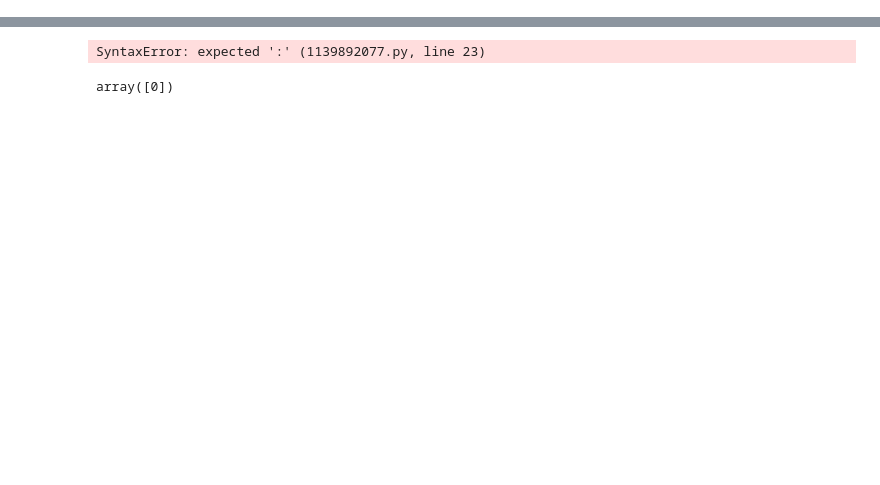
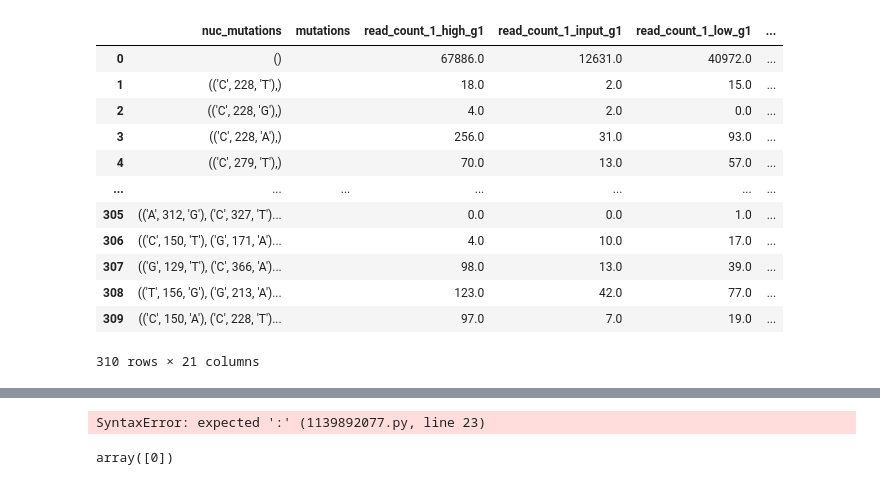
Before and after one commit to microsoft/SciStanPy, a Jupyter notebook: sandbox.ipynb, the cells around one changed output, grey strips where cells are left out. Cells and saved outputs as stored; diff of their text form; code cells hidden in the pictures; blank space fills up the shorter version.

```diff
--- a/sandbox.ipynb
+++ b/sandbox.ipynb
@@ -84,0 +79,16 @@ nuclease_data = load_nuclease_data(
+# %%
+nuclease_data["fiducial"]
+# %% [output]
+|  | nuc_mutations | mutations | read_count_1_high_g1 | read_count_1_input_g1 | read_count_1_low_g1 | ... |
+| 0 | () |  | 67886.0 | 12631.0 | 40972.0 | ... |
+| 1 | (('C', 228, 'T'),) |  | 18.0 | 2.0 | 15.0 | ... |
+| 2 | (('C', 228, 'G'),) |  | 4.0 | 2.0 | 0.0 | ... |
+| 3 | (('C', 228, 'A'),) |  | 256.0 | 31.0 | 93.0 | ... |
+| 4 | (('C', 279, 'T'),) |  | 70.0 | 13.0 | 57.0 | ... |
+| ... | ... | ... | ... | ... | ... | ... |
+| 305 | (('A', 312, 'G'), ('C', 327, 'T')... |  | 0.0 | 0.0 | 1.0 | ... |
+| 306 | (('C', 150, 'T'), ('G', 171, 'A')... |  | 4.0 | 10.0 | 17.0 | ... |
+| 307 | (('G', 129, 'T'), ('C', 366, 'A')... |  | 98.0 | 13.0 | 39.0 | ... |
+| 308 | (('T', 156, 'G'), ('G', 213, 'A')... |  | 123.0 | 42.0 | 77.0 | ... |
+| 309 | (('C', 150, 'A'), ('C', 228, 'T')... |  | 97.0 | 7.0 | 19.0 | ... |
+310 rows × 21 columns
```
Also changed, not shown: parts of 27 cells of this notebook.
